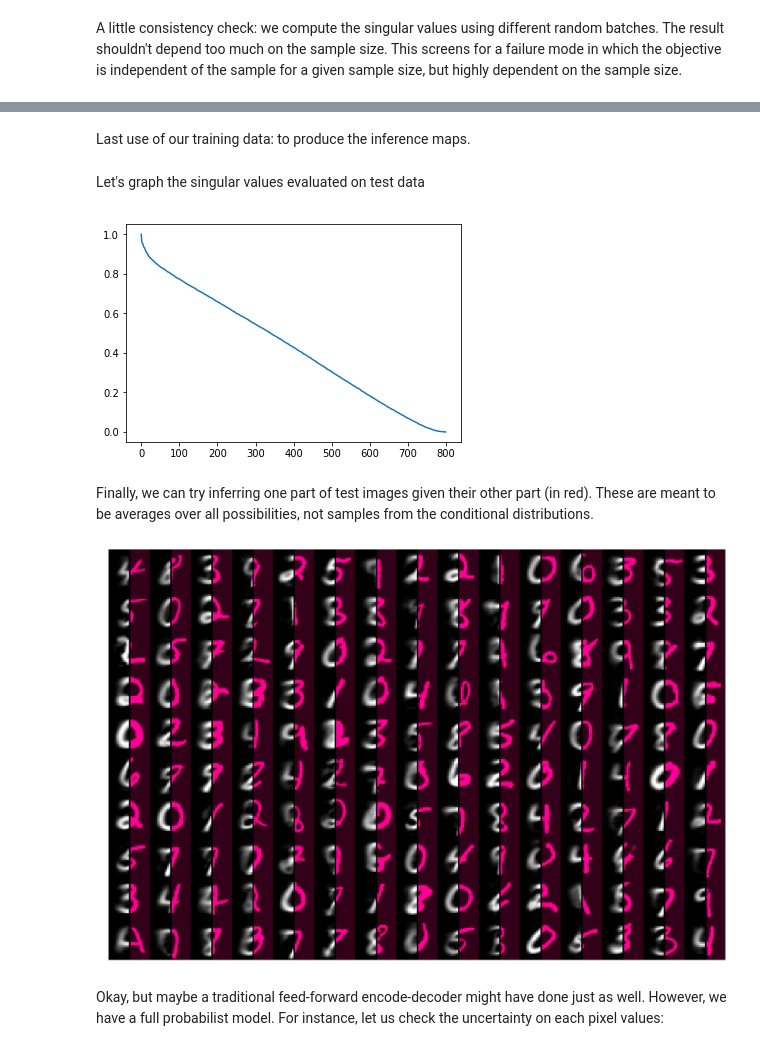
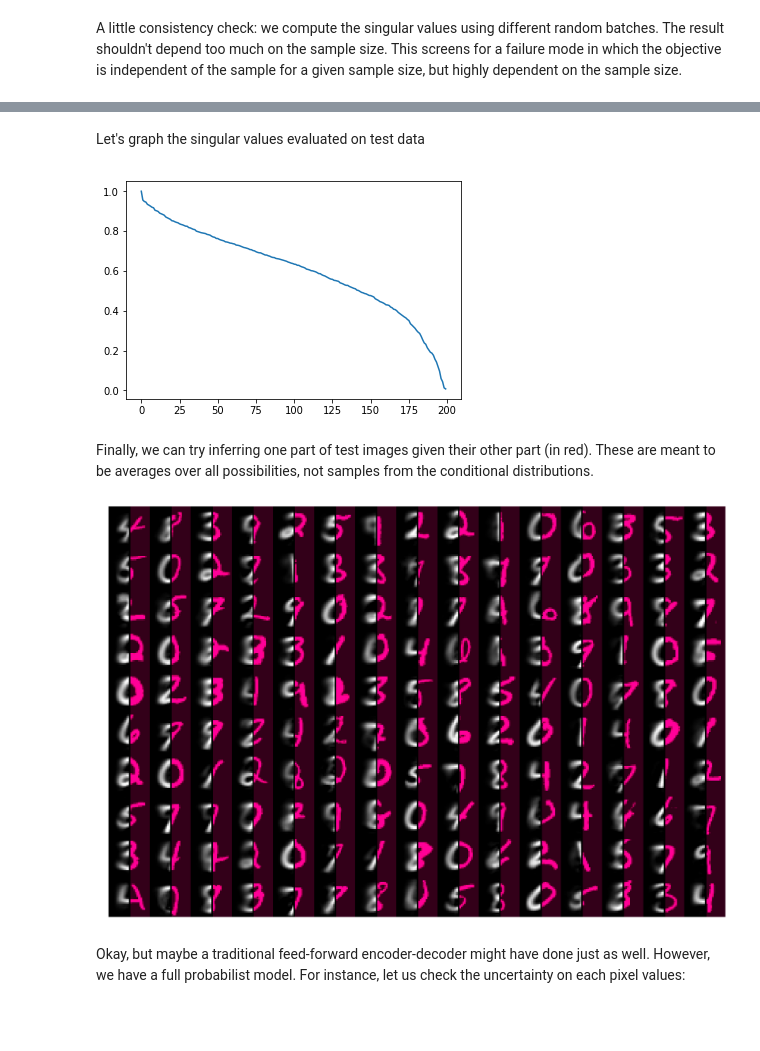
Before and after one commit to cbeny/RFA, a Jupyter notebook: occlusion.ipynb, the cells around one changed output, grey strips where cells are left out. Cells and saved outputs as stored; diff of their text form; code cells hidden in the pictures; blank space fills up the shorter version.

```diff
--- a/occlusion.ipynb
+++ b/occlusion.ipynb
@@ -1,13 +1,13 @@
 # %% [markdown]
 In this example, we reconstruct one part of MNIST digits given another part. This is a demonstration of the approach introduced in https://arxiv.org/abs/1904.10387
 # %%
-num_feat = 800   # we are looking for that many most relevant features
-max_epoch = 400
+num_feat = 200   # we are looking for that many features
+max_epoch = 150
 
-fast = False    # if false, uses Moore-Pensrose pseudo inverse
-fudge = 0.0     # regulator for the covariance matrix inverse if fast == True
+fast = False    # if false, we use the Moore-Penrose pseudo inverse
+fudge = 0.0     # otherwise, we add this much times the identity before inverting
 
-batch_size = 20000
+batch_size = 5000  # should be at least 10 times greater than num_feat
 
 load = False
 # %%
@@ -57,10 +59,10 @@ datagen.fit(train_images)
 test_datagen.fit(test_images)
 
 # defines which part of the image will be looked at by each net
-x_mask = np.zeros((28,28),dtype=np.bool)
-y_mask = np.ones((28,28),dtype=np.bool)
-x_mask[:,15:] = True
-y_mask[:,14:] = False
+x_mask = np.zeros((28,28,1),dtype=np.bool)
+y_mask = np.ones((28,28,1),dtype=np.bool)
+x_mask[:,15:,0] = True
+y_mask[:,14:,0] = False
 # %% [output]
 Downloading data from https://storage.googleapis.com/tensorflow/tf-keras-datasets/mnist.npz
 11493376/11490434 [==============================] - 0s 0us/step
@@ -97,7 +99,7 @@ We build two convolutional neural nets, each looking at a different part of the
 # %%
 def build_model():
     def cnn(image, mask):
-        x = Lambda(lambda y: y * mask)(image)
+        x = Lambda(lambda y: y * mask.astype(np.float32))(image)
         x = Conv2D(32, kernel_size=(3, 3), strides=(1,1), activation='relu')(x)
         x = Conv2D(64, kernel_size=(4, 4), strides=(2,2), activation='relu')(x)
         x = Conv2D(64, kernel_size=(3, 3), strides=(1,1), activation='relu')(x)
@@ -108,8 +110,8 @@ def build_model():
         return features
 
     image = Input(shape=(28,28,1))
-    out1 = cnn(image, x_mask.astype(np.float32).reshape((28,28,1)))
-    out2 = cnn(image, y_mask.astype(np.float32).reshape((28,28,1)))
+    out1 = cnn(image, x_mask)
+    out2 = cnn(image, y_mask)
 
     # We will use each models separately for predictions...
     feat1 = Model(inputs=image, outputs=out1)
@@ -263,2 +293,0 @@ if not load:
-# %% [markdown]
-Last use of our training data: to produce the inference maps.
@@ -271,15 +294,19 @@ infer2 = inferY(ker, G, (train_images * y_mask.reshape((28,28,1)))**2)
 # %% [markdown]
 Let's graph the singular values evaluated on test data
 # %%
-tF = feat1.predict(test_images, batch_size=1000, verbose=0)
-tG = feat2.predict(test_images, batch_size=1000, verbose=0)
+tF = feat1.predict(test_images * x_mask, batch_size=2000, verbose=0)
+tG = feat2.predict(test_images * y_mask, batch_size=2000, verbose=0)
+
 tker = cov(tF, tG)
-plt.plot(np.abs(singvals(tker)), label=str(n));
+plt.plot(np.abs(singvals(tker)));
 # %% [output]
-[figure, old version]
+[figure, new version]
 # %% [markdown]
 Finally, we can try inferring one part of test images given their other part (in red). These are meant to be averages over all possibilities, not samples from the conditional distributions.
 # %%
+# make function that predicts conditional mean of pixel value
+infer = inferY(ker, G, train_images * y_mask)
+
 # try it on a sample of test images
 np.random.seed(1337)
 samples = np.random.choice(test_images.shape[0], size=15*10, replace=False)
@@ -287,7 +314,7 @@ samples = np.random.choice(test_images.shape[0], size=15*10, replace=False)
 y_pred = infer(tF[samples])
 show_images(list(zip(test_images[samples], y_pred)))
 # %% [output]
-[figure, old version]
+[figure, new version]
 # %% [markdown]
-Okay, but maybe a traditional feed-forward encode-decoder might have done just as well. However, we have a full probabilist model. For instance, let us check the uncertainty on each pixel values:
+Okay, but maybe a traditional feed-forward encoder-decoder might have done just as well. However, we have a full probabilist model. For instance, let us check the uncertainty on each pixel values:
 # %%
```
Also changed, not shown: parts of 16 cells of this notebook.
